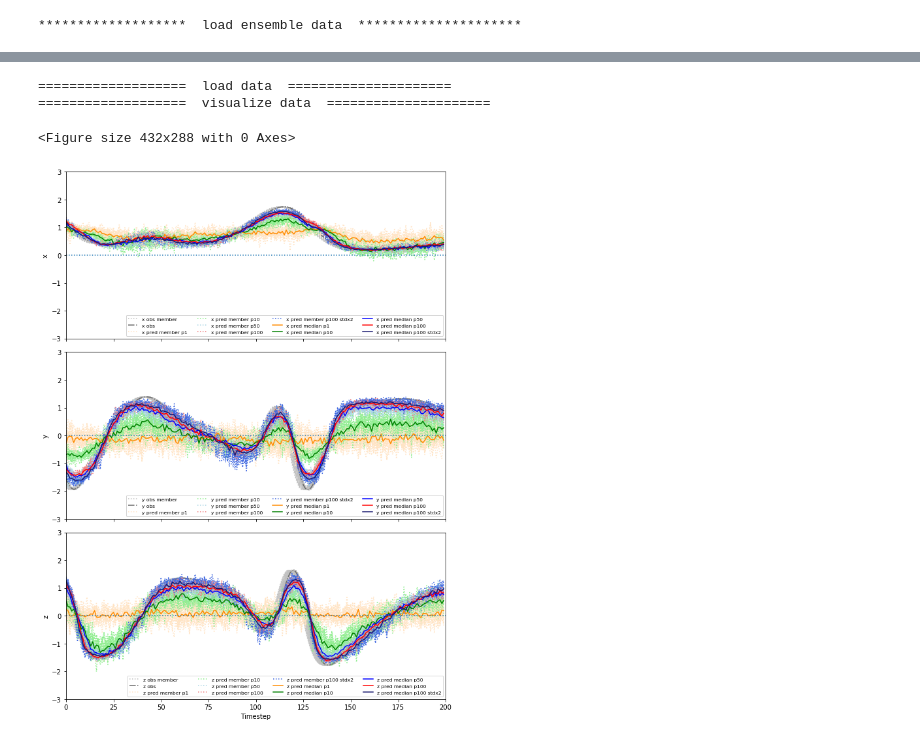
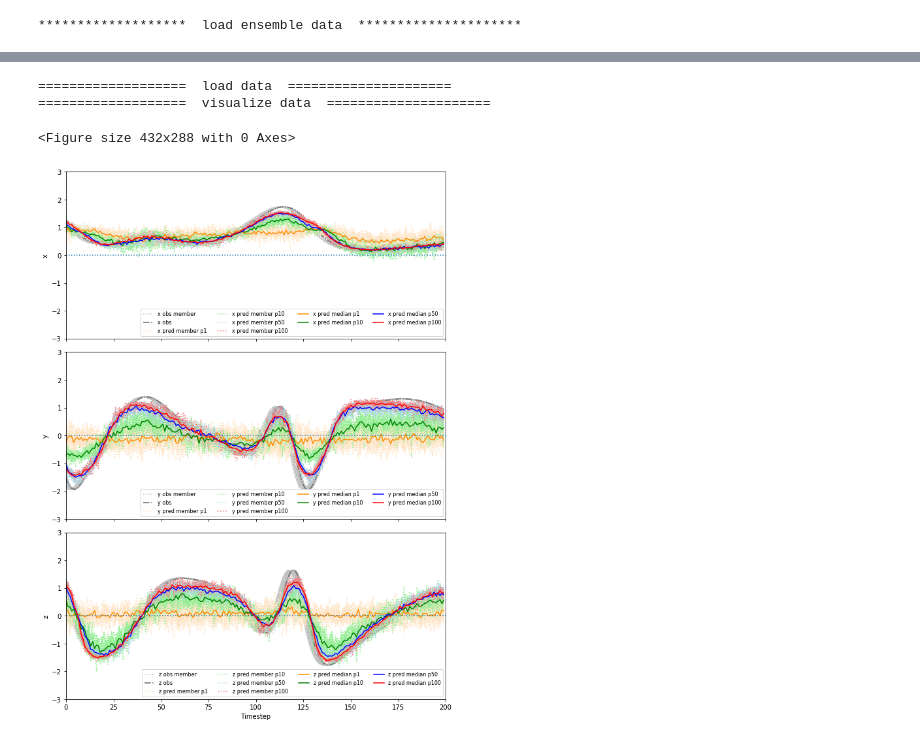
Before and after one commit to geek-yang/DeepArctic, a Jupyter notebook: BayesMap/Lorenz84/comp_forecast_loss_penalty_Lorens84.ipynb, the cells around one changed output, grey strips where cells are left out. Cells and saved outputs as stored; diff of their text form; code cells hidden in the pictures.

```diff
--- a/BayesMap/Lorenz84/comp_forecast_loss_penalty_Lorens84.ipynb
+++ b/BayesMap/Lorenz84/comp_forecast_loss_penalty_Lorens84.ipynb
@@ -697,13 +774,6 @@ G_ex = [1.000010 : 0.999990] **~0.001%**<br>
             ax3.plot(index, predictand_p100[i, 2, :, 0] * (z_max - z_min) + z_min,
                      color='lightcoral', linestyle='dotted', label='z pred member p100')
 
-            ax1.plot(index, predictand_p100_stdx2[i, 0, :, 0] * (x_max - x_min) + x_min,
-                     color='royalblue', linestyle='dotted', label='x pred member p100 stdx2')
-            ax2.plot(index, predictand_p100_stdx2[i, 1, :, 0] * (y_max - y_min) + y_min,
-                     color='royalblue', linestyle='dotted', label='y pred member p100 stdx2')
-            ax3.plot(index, predictand_p100_stdx2[i, 2, :, 0] * (z_max - z_min) + z_min,
-                     color='royalblue', linestyle='dotted', label='z pred member p100 stdx2')
-
         else:
             ax1.plot(index, predictand_p1[i, 0, :, 0] * (x_max - x_min) + x_min,
                      color='bisque', linestyle='dotted')
@@ -732,13 +802,6 @@ G_ex = [1.000010 : 0.999990] **~0.001%**<br>
                      color='lightcoral', linestyle='dotted')
             ax3.plot(index, predictand_p100[i, 2, :, 0] * (z_max - z_min) + z_min,
                      color='lightcoral', linestyle='dotted')
-
-            ax1.plot(index, predictand_p100_stdx2[i, 0, :, 0] * (x_max - x_min) + x_min,
-                     color='royalblue', linestyle='dotted')
-            ax2.plot(index, predictand_p100_stdx2[i, 1, :, 0] * (y_max - y_min) + y_min,
-                     color='royalblue', linestyle='dotted')
-            ax3.plot(index, predictand_p100_stdx2[i, 2, :, 0] * (z_max - z_min) + z_min,
-                     color='royalblue', linestyle='dotted')
 
     # median forecast time series
     ax1.plot(index, predictand_median_p1[0, :, 0] * (x_max - x_min) + x_min,
@@ -769,41 +832,34 @@ G_ex = [1.000010 : 0.999990] **~0.001%**<br>
     ax3.plot(index, predictand_median_p100[2, :, 0] * (z_max - z_min) + z_min,
              color='red', linestyle='solid', label='z pred median p100')
 
-    ax1.plot(index, predictand_median_p100_stdx2[0, :, 0] * (x_max - x_min) + x_min,
-             color='midnightblue', linestyle='solid', label='x pred median p100 stdx2')
-    ax2.plot(index, predictand_median_p100_stdx2[1, :, 0] * (y_max - y_min) + y_min,
-             color='midnightblue', linestyle='solid', label='y pred median p100 stdx2')
-    ax3.plot(index, predictand_median_p100_stdx2[2, :, 0] * (z_max - z_min) + z_min,
-             color='midnightblue', linestyle='solid', label='z pred median p100 stdx2')
-
     ax1.axhline(y=0, ls = ':')
     ax2.axhline(y=0, ls = ':')
     ax3.axhline(y=0, ls = ':')
 
     ax1.set_ylim(-3, 3)
     ax2.set_ylim(-3, 3)
     ax3.set_ylim(-3, 3)
 
     ax1.set_xlim(0, test_len)
     ax2.set_xlim(0, test_len)
     ax3.set_xlim(0, test_len)
 
-    ax1.legend(frameon=True, loc=4, prop={'size': 7.5}, ncol=4)
-    ax2.legend(frameon=True, loc=4, prop={'size': 7.5}, ncol=4)
-    ax3.legend(frameon=True, loc=4, prop={'size': 7.5}, ncol=4)
+    ax1.legend(frameon=True, loc=4, prop={'size': 8}, ncol=4)
+    ax2.legend(frameon=True, loc=4, prop={'size': 8}, ncol=4)
+    ax3.legend(frameon=True, loc=4, prop={'size': 8}, ncol=4)
 
     ax1.set_ylabel("x")
     ax2.set_ylabel("y")
     ax3.set_ylabel("z")
 
     plt.xlabel("Timestep")
 
     plt.tight_layout()
 
     plt.show()
     fig04.savefig(os.path.join(output_path,'BayesConvLSTM_forecast_lorenz84_series_comp_ens_penalty_obs.png'),dpi=200)
 # %% [output]
 ===================  load data  =====================
 ===================  visualize data  =====================
 <Figure size 432x288 with 0 Axes>
-[figure, old version]
+[figure, new version]
```
Also changed, not shown: parts of 8 cells of this notebook, 4 other files.
